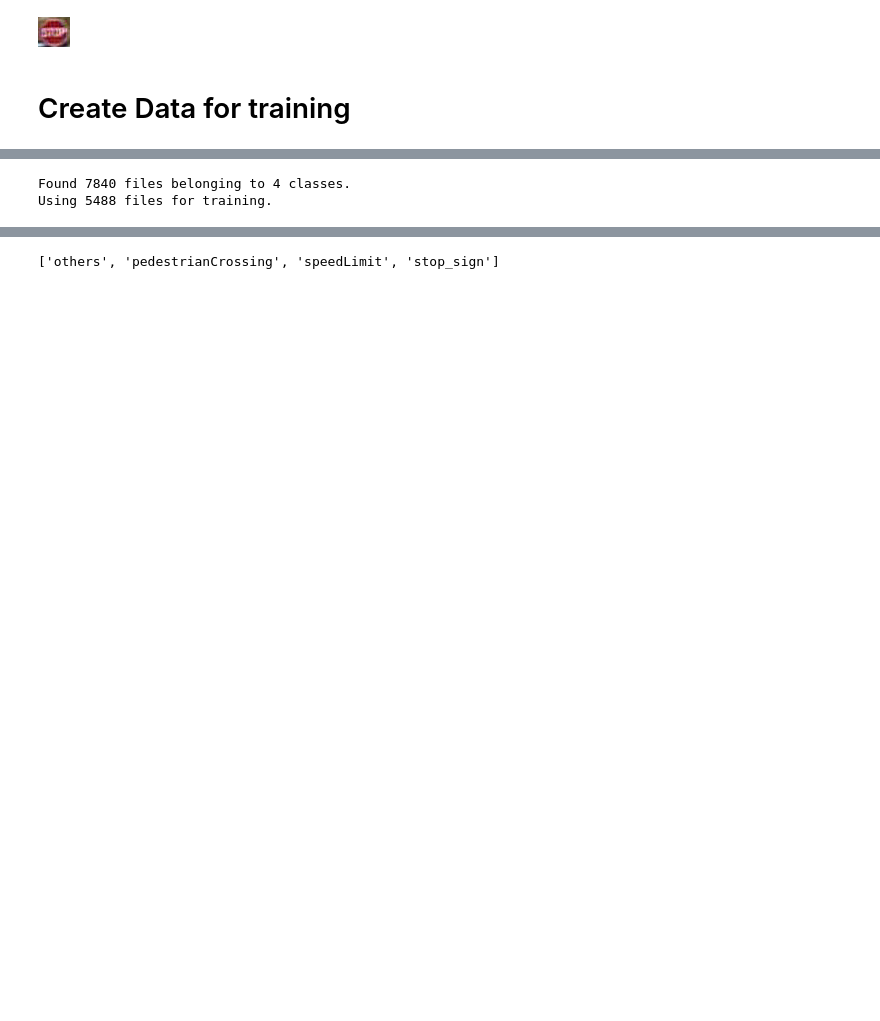
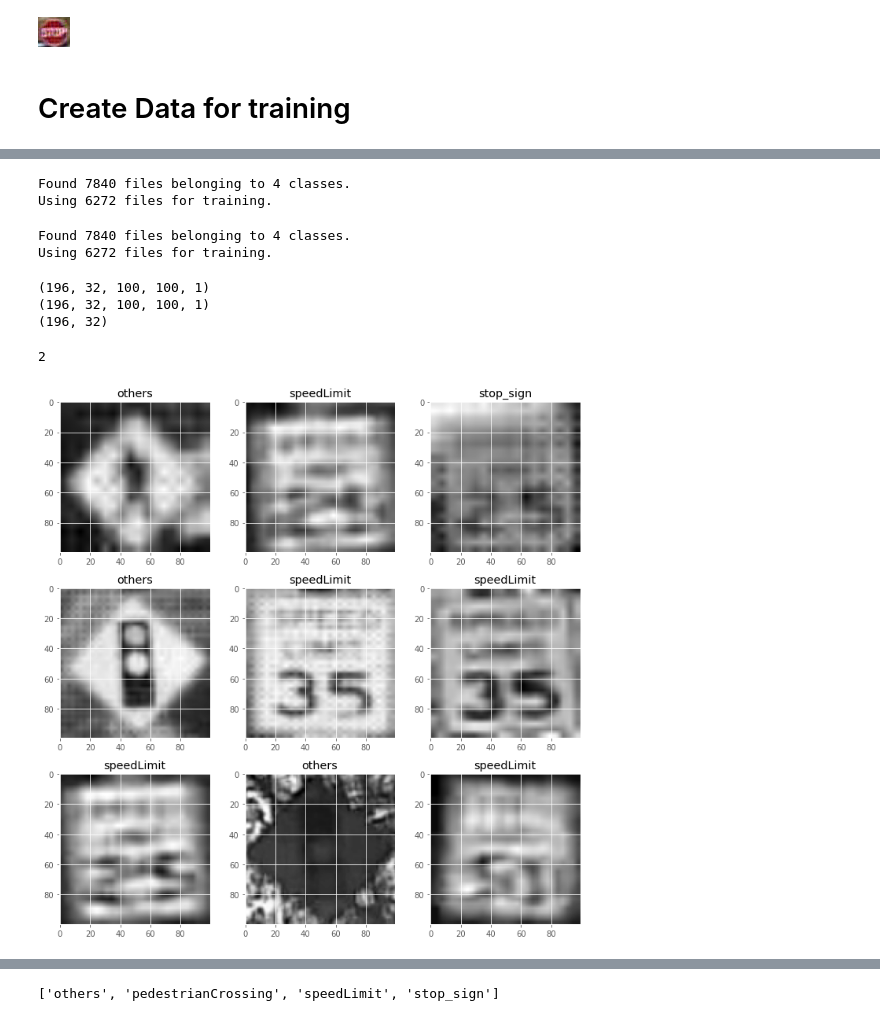
Before and after one commit to TamTQuach/Capstone2, a Jupyter notebook: EDA.ipynb, the cells around one changed output, grey strips where cells are left out. Saved outputs shown, nothing was run; the diff lists cells and outputs as text; code cells hidden in the pictures; blank space fills up the shorter version.

```diff
--- a/EDA.ipynb
+++ b/EDA.ipynb
@@ -49,17 +51,71 @@ PIL.Image.open(str(stop_sign[5]))
 # %%
 batch_size = 32
-img_height = 180
-img_width = 180
+img_height = 100
+img_width = 100
 # %%
 train_ds = tf.keras.preprocessing.image_dataset_from_directory(
   data_dir,
-  validation_split=0.3,
+  validation_split=0.2,
+  #labels ='inferred',
   subset="training",
   shuffle=True,
   seed=123,
   color_mode ='grayscale',
+  label_mode = "int",
   image_size=(img_height, img_width),
-  batch_size=batch_size)
+  batch_size = batch_size)
 # %% [output]
 Found 7840 files belonging to 4 classes.
-Using 5488 files for training.
+Using 6272 files for training.
+# %%
+val_ds = tf.keras.preprocessing.image_dataset_from_directory(
+  data_dir,
+  validation_split=0.2,
+  #labels ='inferred',
+  subset="training",
+  shuffle=True,
+  seed=123,
+  color_mode ='grayscale',
+  label_mode = "int",
+  image_size=(img_height, img_width),
+  batch_size = batch_size)
+# %% [output]
+Found 7840 files belonging to 4 classes.
+Using 6272 files for training.
+# %%
+
+class_names = train_ds.class_names
+np_class_names = np.array(class_names)
+#sobel_ =tf.image.sobel_edges(train_ds)
+
+X_train = []
+y_train = []
+for i,l in train_ds:
+    X_train.append(i.numpy())
+    y_train.append(l.numpy())
+    #print(i.shape)
+# %%
+X_train = np.array(X_train)
+y_train = np.array(y_train)
+X_train_scaled = X_train/255
+print(X_train.shape)
+print(X_train_scaled.shape)
+print(y_train.shape)
+# %% [output]
+(196, 32, 100, 100, 1)
+(196, 32, 100, 100, 1)
+(196, 32)
+# %%
+y_train[0,1]
+# %% [output]
+2
+# %%
+fig,axs = plt.subplots(3,3,figsize=(10,10))
+for i,each in enumerate(X_train):
+    for j,ax in enumerate(axs.flatten()):
+        ax.imshow(each[j,...,0],cmap='gray')
+        ax.set_title(class_names[y_train[i,j]])
+    fig.tight_layout()
+    break
+# %% [output]
+[figure, added]
```
Also changed, not shown: parts of 26 cells of this notebook.
